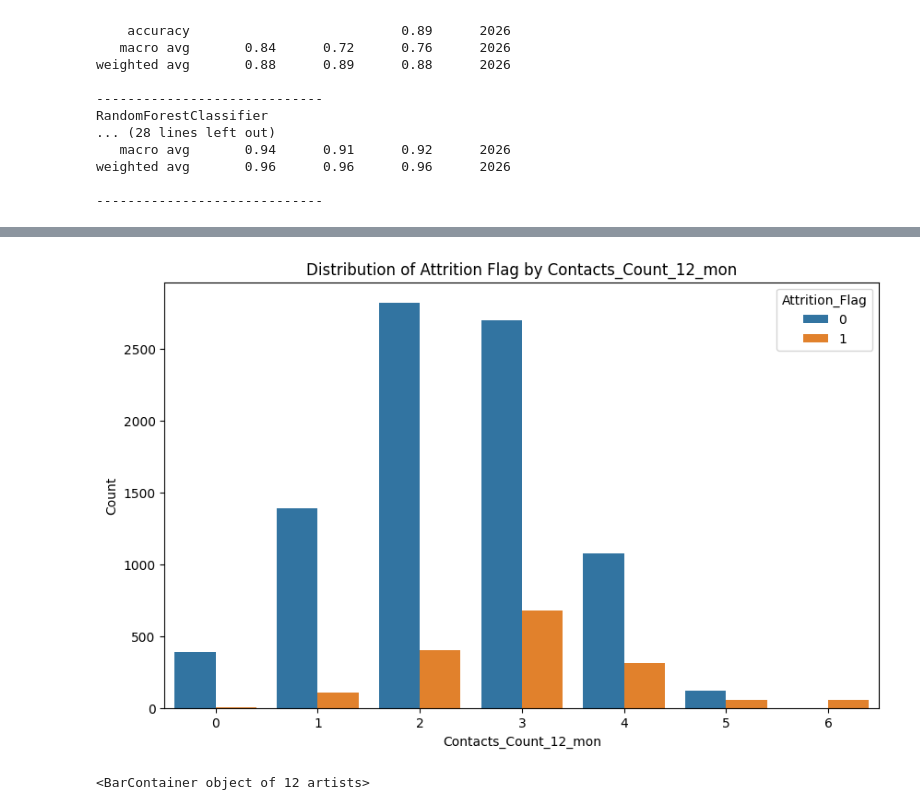
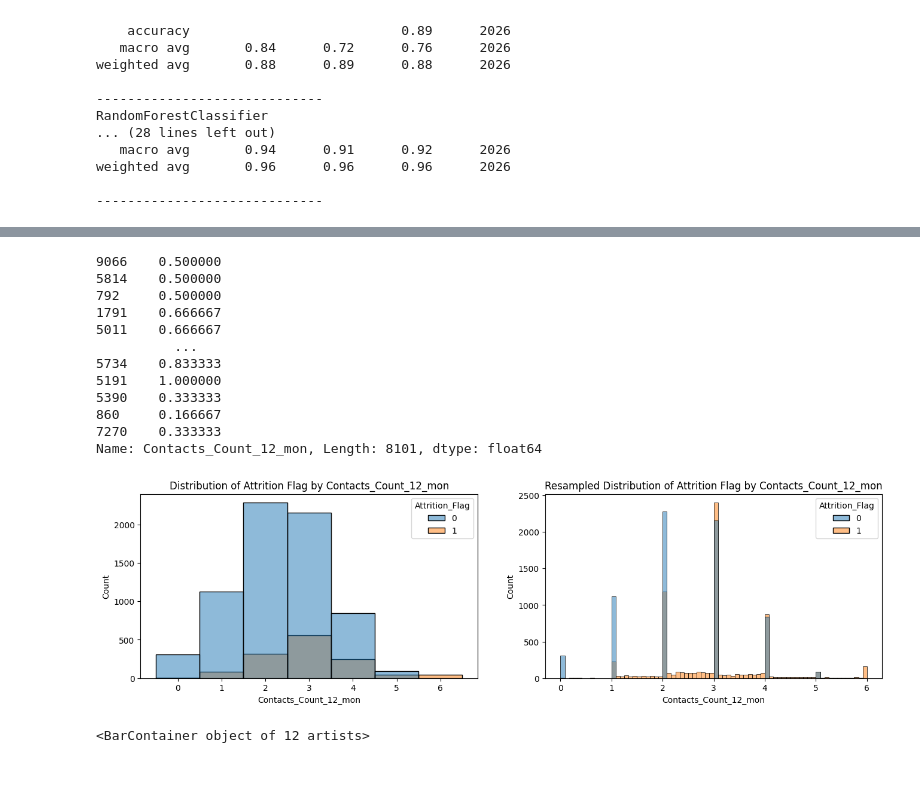
Before and after one commit to CaoThanhNg03/Customer-Churn-Predict, a Jupyter notebook: demo.ipynb, the cells around one changed output, grey strips where cells are left out. Drawn from its saved outputs; the diff is of its cells as text; code cells hidden in the pictures; blank space fills up the shorter version.

```diff
--- a/demo.ipynb
+++ b/demo.ipynb
@@ -221,12 +293,35 @@ plt.show()
+# %%
+X_train['Contacts_Count_12_mon']
+# %% [output]
+9066    0.500000
+5814    0.500000
+792     0.500000
+1791    0.666667
+5011    0.666667
+          ...
+5734    0.833333
+5191    1.000000
+5390    0.333333
+860     0.166667
+7270    0.333333
+Name: Contacts_Count_12_mon, Length: 8101, dtype: float64
 # %%
-plt.figure(figsize=(10, 6))
-sns.countplot(x="Contacts_Count_12_mon", hue="Attrition_Flag", data=raw_df)
+plt.figure(figsize=(16, 4))
+
+plt.subplot(1, 2, 1)
+sns.histplot(x=X_train['Contacts_Count_12_mon']*6, hue=y_train, discrete=True)
 plt.xlabel("Contacts_Count_12_mon")
 plt.ylabel("Count")
 plt.title("Distribution of Attrition Flag by Contacts_Count_12_mon")
+
+plt.subplot(1, 2, 2)
+sns.histplot(x=X_train_res['Contacts_Count_12_mon']*6, hue=y_train_res)
+plt.xlabel("Contacts_Count_12_mon")
+plt.ylabel("Count")
+plt.title("Resampled Distribution of Attrition Flag by Contacts_Count_12_mon")
 plt.show()
 # %% [output]
-[figure, old version]
+[figure, new version]
 # %%
 xg = GradientBoostingClassifier()
 xg.fit(X_train_res, y_train_res)
```
Also changed, not shown: parts of 12 cells of this notebook.
